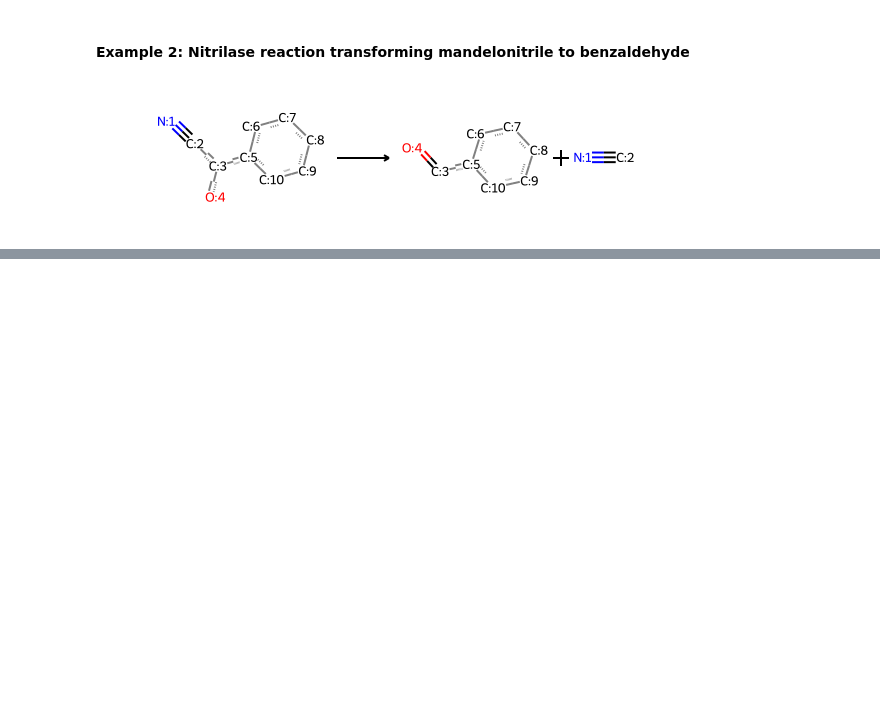
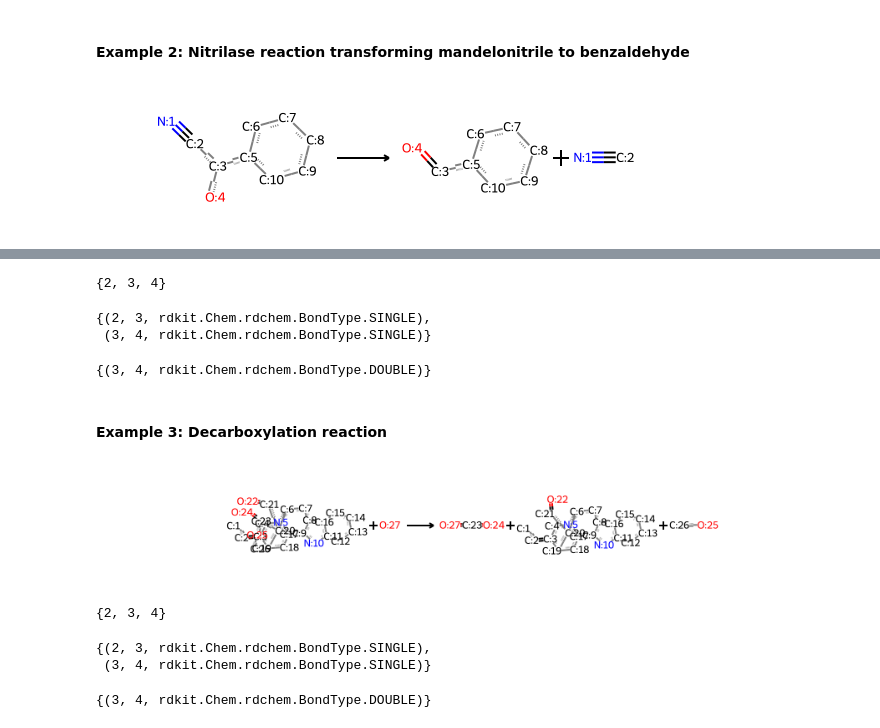
Before and after one commit to yashchainani21/RxnTools, a Jupyter notebook: notebooks/nb_01 - rxntools basics.ipynb, the cells around one changed output, grey strips where cells are left out. Drawn from its saved outputs; the diff is of its cells as text; code cells hidden in the pictures; blank space fills up the shorter version.

```diff
--- a/notebooks/nb_01 - rxntools basics.ipynb
+++ b/notebooks/nb_01 - rxntools basics.ipynb
@@ -123,0 +149,21 @@ mapped_rxn = reaction.mapped_reaction(rxn_smarts = nitrilase_rxn_smarts)
+# %%
+changed_atoms
+# %% [output]
+{2, 3, 4}
+# %%
+broken_bonds
+# %% [output]
+{(2, 3, rdkit.Chem.rdchem.BondType.SINGLE),
+ (3, 4, rdkit.Chem.rdchem.BondType.SINGLE)}
+# %%
+formed_bonds
+# %% [output]
+{(3, 4, rdkit.Chem.rdchem.BondType.DOUBLE)}
+# %% [markdown]
+#### Example 3: Decarboxylation reaction
+# %%
+decarboxylation_smarts = '[CH3:1][CH:2]=[C:3]1[CH2:4][N:5]2[C@H:6]3[CH2:7][c:8]4[c:9]([nH:10][c:11]5[cH:12][cH:13][cH:14][cH:15][c:16]45)[C@@H:17]2[CH2:18][C@H:19]1[C@@:20]3([CH:21]=[O:22])[C:23](=[O:24])[O:25][CH3:26].[OH2:27]>>[C:23](=[O:24])=[O:27].[CH3:1][CH:2]=[C:3]1[CH2:4][N:5]2[C@H:6]3[CH2:7][c:8]4[c:9]([nH:10][c:11]5[cH:12][cH:13][cH:14][cH:15][c:16]45)[C@@H:17]2[CH2:18][C@H:19]1[C@@H:20]3[CH:21]=[O:22].[OH:25][CH3:26]'
+# %%
+AllChem.ReactionFromSmarts(decarboxylation_smarts)
+# %% [output]
+[figure, added]
@@ -123,0 +172,13 @@ mapped_rxn = reaction.mapped_reaction(rxn_smarts = nitrilase_rxn_smarts)
+# %%
+changed_atoms
+# %% [output]
+{2, 3, 4}
+# %%
+broken_bonds
+# %% [output]
+{(2, 3, rdkit.Chem.rdchem.BondType.SINGLE),
+ (3, 4, rdkit.Chem.rdchem.BondType.SINGLE)}
+# %%
+formed_bonds
+# %% [output]
+{(3, 4, rdkit.Chem.rdchem.BondType.DOUBLE)}
```
Also changed, not shown: parts of 13 cells of this notebook.
